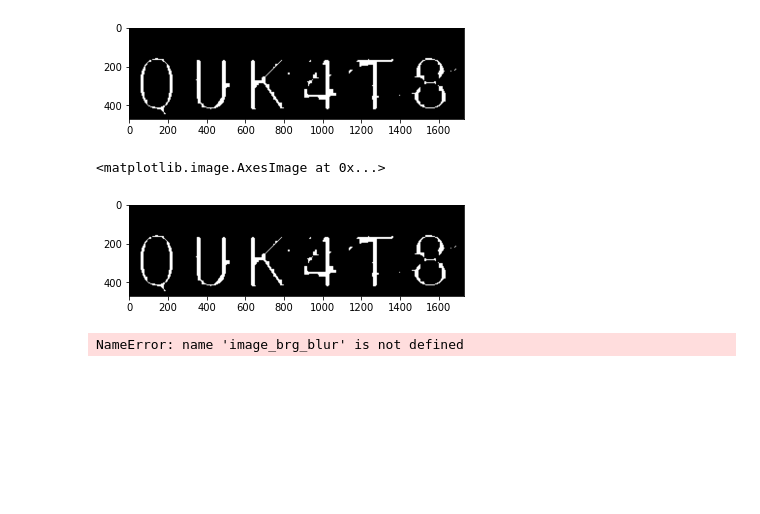
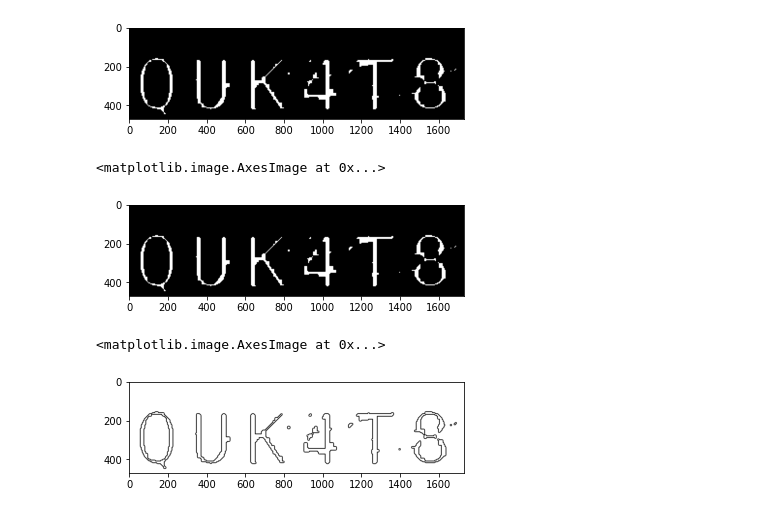
Before and after one commit to dhairyagupta2603/CAPTCHA-OCR-using-CNNs, a Jupyter notebook: notebooks/test_image_cleaning_samples.ipynb, the cells around one changed output. Drawn from its saved outputs; the diff is of its cells as text; code cells hidden in the pictures; blank space fills up the shorter version.

Commit message:
error correction

```diff
--- a/notebooks/test_image_cleaning_samples.ipynb
+++ b/notebooks/test_image_cleaning_samples.ipynb
@@ -55,7 +55,8 @@ plt.imshow(image_blur, cmap='gray')
 <matplotlib.image.AxesImage at 0x...>
 [figure]
 # %%
-image_brg_threshold = cv2.adaptiveThreshold(image_brg_blur, 255, cv2.ADAPTIVE_THRESH_GAUSSIAN_C, cv2.THRESH_BINARY, 11, 7)
+image_brg_threshold = cv2.adaptiveThreshold(image_blur, 255, cv2.ADAPTIVE_THRESH_GAUSSIAN_C, cv2.THRESH_BINARY, 11, 7)
 plt.imshow(image_brg_threshold, cmap='gray')
 # %% [output]
-NameError: name 'image_brg_blur' is not defined
+<matplotlib.image.AxesImage at 0x...>
+[figure, added]
```
